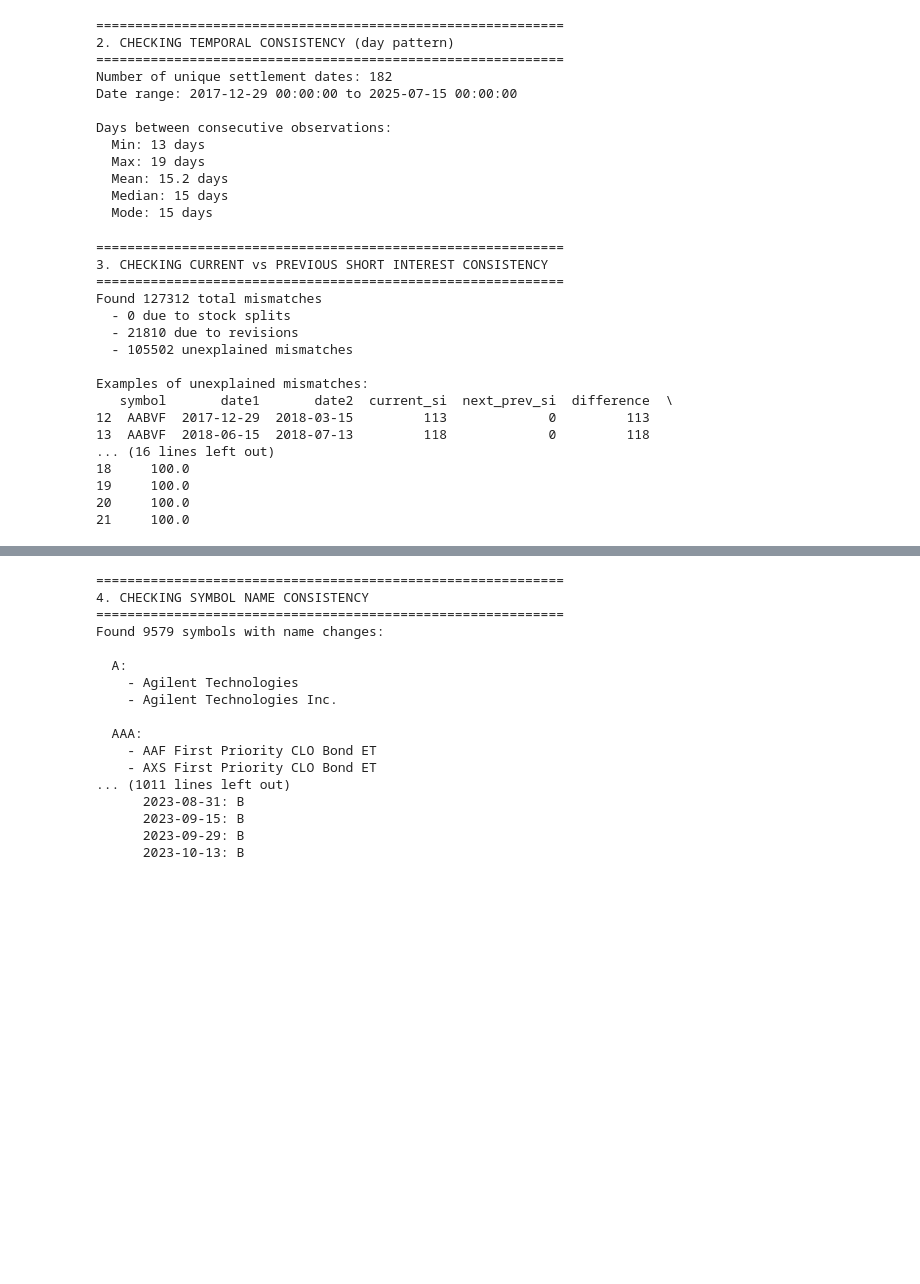
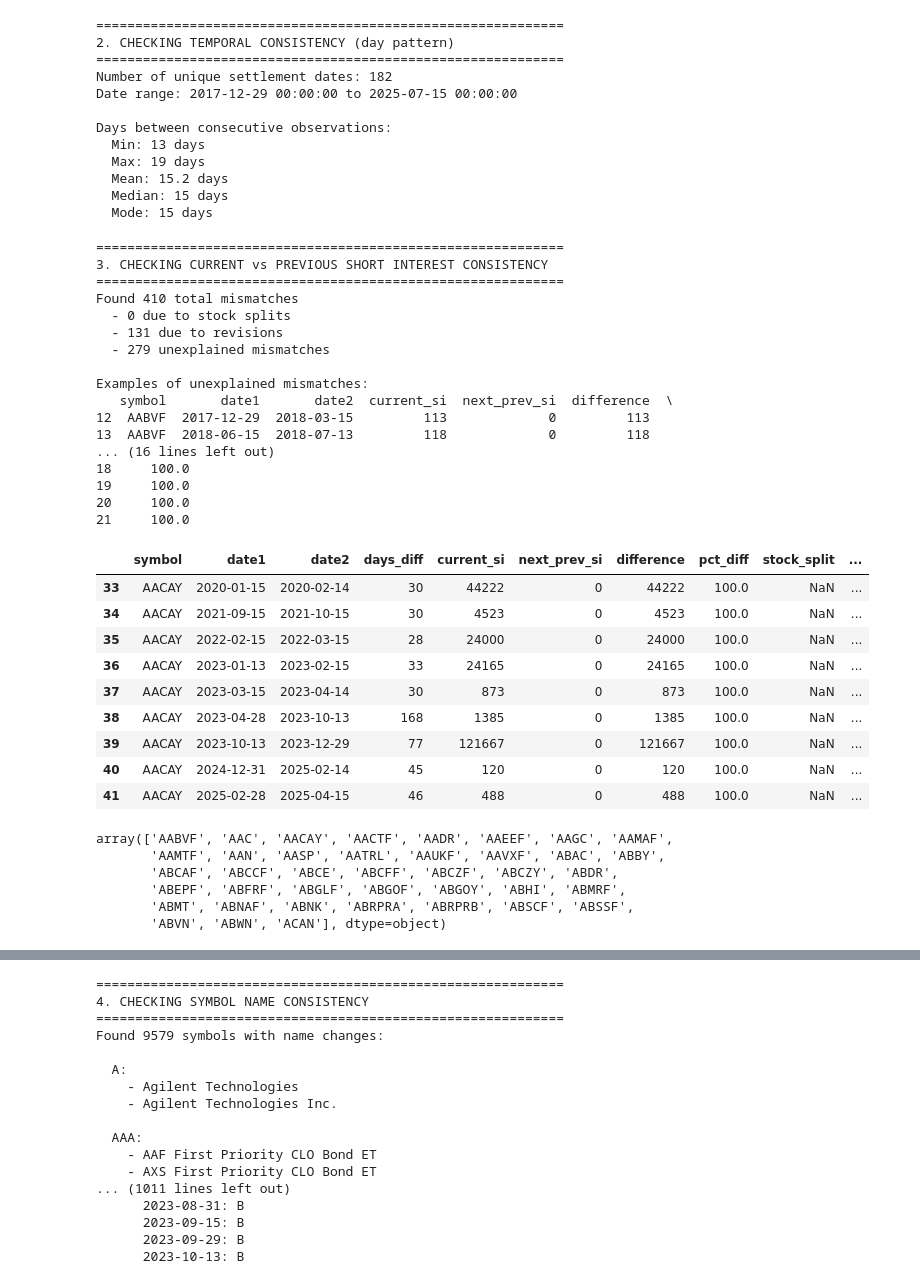
Before and after one commit to dongzizhu/short_interest_prediction, a Jupyter notebook: notebooks/02_finra_eda.ipynb, the cells around one changed output, grey strips where cells are left out. Cells and saved outputs as stored; diff of their text form; code cells hidden in the pictures; blank space fills up the shorter version.

```diff
--- a/notebooks/02_finra_eda.ipynb
+++ b/notebooks/02_finra_eda.ipynb
@@ -192,7 +192,7 @@ print("=" * 60)
 # For each symbol, check if currentShortPositionQuantity matches previousShortPositionQuantity 14 days later
 inconsistencies = []
 
-for symbol in data['symbolCode'].unique():  # Check first 100 symbols as sample
+for symbol in data['symbolCode'].unique()[:100]:  # Check first 100 symbols as sample
     symbol_data = data[data['symbolCode'] == symbol].sort_values('settlementDate')
 
     for i in range(len(symbol_data) - 1):
@@ -243,10 +243,10 @@ else:
 ============================================================
 3. CHECKING CURRENT vs PREVIOUS SHORT INTEREST CONSISTENCY
 ============================================================
-Found 127312 total mismatches
+Found 410 total mismatches
   - 0 due to stock splits
-  - 21810 due to revisions
-  - 105502 unexplained mismatches
+  - 131 due to revisions
+  - 279 unexplained mismatches
 
 Examples of unexplained mismatches:
    symbol       date1       date2  current_si  next_prev_si  difference  \
@@ -257,3 +257,25 @@ Examples of unexplained mismatches:
 19     100.0
 20     100.0
 21     100.0
+# %%
+real_inconsistencies[real_inconsistencies['symbol'] == 'AACAY']
+# %% [output]
+|  | symbol | date1 | date2 | days_diff | current_si | next_prev_si | difference | pct_diff | stock_split | ... |
+| 33 | AACAY | 2020-01-15 | 2020-02-14 | 30 | 44222 | 0 | 44222 | 100.0 | NaN | ... |
+| 34 | AACAY | 2021-09-15 | 2021-10-15 | 30 | 4523 | 0 | 4523 | 100.0 | NaN | ... |
+| 35 | AACAY | 2022-02-15 | 2022-03-15 | 28 | 24000 | 0 | 24000 | 100.0 | NaN | ... |
+| 36 | AACAY | 2023-01-13 | 2023-02-15 | 33 | 24165 | 0 | 24165 | 100.0 | NaN | ... |
+| 37 | AACAY | 2023-03-15 | 2023-04-14 | 30 | 873 | 0 | 873 | 100.0 | NaN | ... |
+| 38 | AACAY | 2023-04-28 | 2023-10-13 | 168 | 1385 | 0 | 1385 | 100.0 | NaN | ... |
+| 39 | AACAY | 2023-10-13 | 2023-12-29 | 77 | 121667 | 0 | 121667 | 100.0 | NaN | ... |
+| 40 | AACAY | 2024-12-31 | 2025-02-14 | 45 | 120 | 0 | 120 | 100.0 | NaN | ... |
+| 41 | AACAY | 2025-02-28 | 2025-04-15 | 46 | 488 | 0 | 488 | 100.0 | NaN | ... |
+# %%
+real_inconsistencies.symbol.unique()
+# %% [output]
+array(['AABVF', 'AAC', 'AACAY', 'AACTF', 'AADR', 'AAEEF', 'AAGC', 'AAMAF',
+       'AAMTF', 'AAN', 'AASP', 'AATRL', 'AAUKF', 'AAVXF', 'ABAC', 'ABBY',
+       'ABCAF', 'ABCCF', 'ABCE', 'ABCFF', 'ABCZF', 'ABCZY', 'ABDR',
+       'ABEPF', 'ABFRF', 'ABGLF', 'ABGOF', 'ABGOY', 'ABHI', 'ABMRF',
+       'ABMT', 'ABNAF', 'ABNK', 'ABRPRA', 'ABRPRB', 'ABSCF', 'ABSSF',
+       'ABVN', 'ABWN', 'ACAN'], dtype=object)
```
Also changed, not shown: parts of 6 cells of this notebook, 8 other files.
